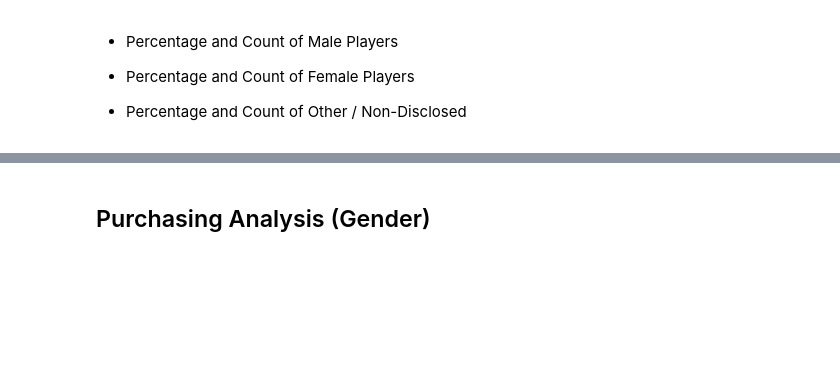
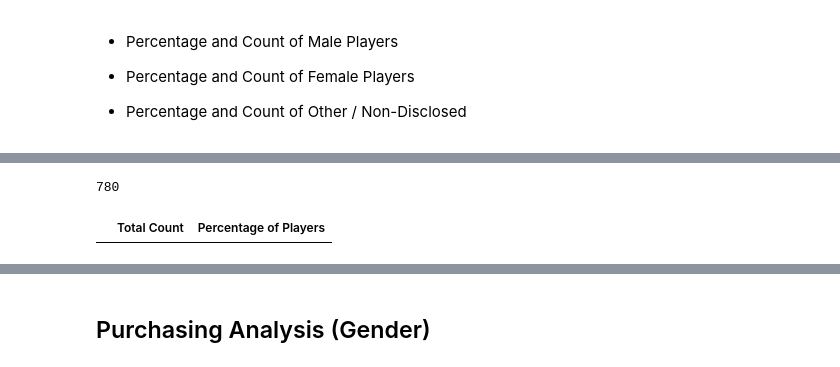
Before and after one commit to OpheliaH901/pandas-challenge, a Jupyter notebook: HeroesOfPymoli/HeroesOfPymoli_starter.ipynb, the cells around one changed output, grey strips where cells are left out. Drawn from its saved outputs; the diff is of its cells as text; code cells hidden in the pictures; blank space fills up the shorter version.

Commit message:
gender analysis calc

```diff
--- a/HeroesOfPymoli/HeroesOfPymoli_starter.ipynb
+++ b/HeroesOfPymoli/HeroesOfPymoli_starter.ipynb
@@ -101,0 +96,16 @@ pd.DataFrame({
+# %%
+#convert the array to a set. sets arent allowed to include duplicates
+#groupiing
+GenderTotal = len(list(Purchase_df["Gender"].values))
+GenderTotal
+# %% [output]
+780
+# %%
+#reference
+
+pd.DataFrame({
+    "Total Count":[],
+    "Percentage of Players":[],
+   })
+# %% [output]
+|  | Total Count | Percentage of Players |
```
Also changed, not shown: parts of 3 cells of this notebook, 1 other file.
